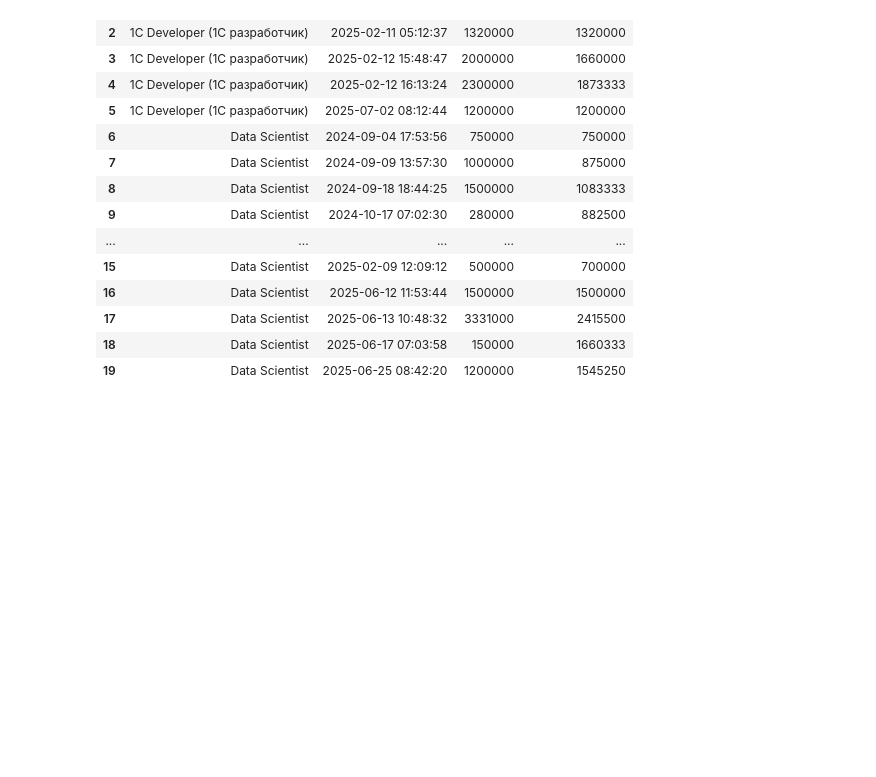
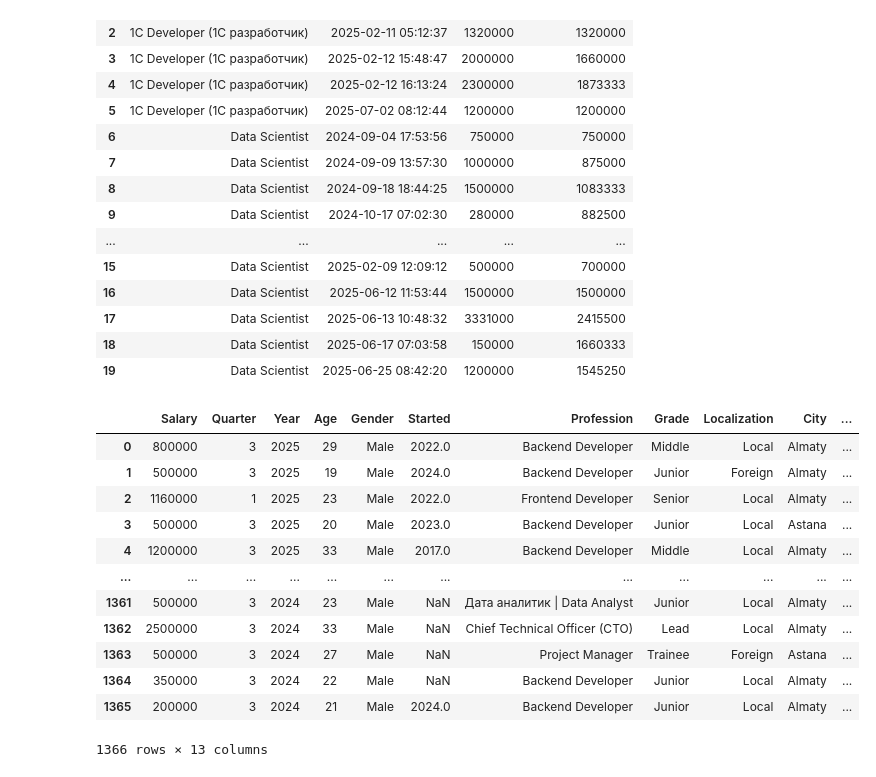
Before and after one commit to Almas1989/SQL_vs_pandas, a Jupyter notebook: SQL_pract_2.ipynb, the cells around one changed output. Drawn from its saved outputs; the diff is of its cells as text; code cells hidden in the pictures; blank space fills up the shorter version.

```diff
--- a/SQL_pract_2.ipynb
+++ b/SQL_pract_2.ipynb
@@ -851,3 +856,22 @@ LIMIT 20;
 | 17 | Data Scientist | 2025-06-13 10:48:32 | 3331000 | 2415500 |
 | 18 | Data Scientist | 2025-06-17 07:03:58 | 150000 | 1660333 |
 | 19 | Data Scientist | 2025-06-25 08:42:20 | 1200000 | 1545250 |
+# %%
+conn.execute("""--sql
+SELECT *
+FROM salaries;
+""").df()
+# %% [output]
+|  | Salary | Quarter | Year | Age | Gender | Started | Profession | Grade | Localization | City | ... |
+| 0 | 800000 | 3 | 2025 | 29 | Male | 2022.0 | Backend Developer | Middle | Local | Almaty | ... |
+| 1 | 500000 | 3 | 2025 | 19 | Male | 2024.0 | Backend Developer | Junior | Foreign | Almaty | ... |
+| 2 | 1160000 | 1 | 2025 | 23 | Male | 2022.0 | Frontend Developer | Senior | Local | Almaty | ... |
+| 3 | 500000 | 3 | 2025 | 20 | Male | 2023.0 | Backend Developer | Junior | Local | Astana | ... |
+| 4 | 1200000 | 3 | 2025 | 33 | Male | 2017.0 | Backend Developer | Middle | Local | Almaty | ... |
+| ... | ... | ... | ... | ... | ... | ... | ... | ... | ... | ... | ... |
+| 1361 | 500000 | 3 | 2024 | 23 | Male | NaN | Дата аналитик | Data Analyst | Junior | Local | Almaty | ... |
+| 1362 | 2500000 | 3 | 2024 | 33 | Male | NaN | Chief Technical Officer (CTO) | Lead | Local | Almaty | ... |
+| 1363 | 500000 | 3 | 2024 | 27 | Male | NaN | Project Manager | Trainee | Foreign | Astana | ... |
+| 1364 | 350000 | 3 | 2024 | 22 | Male | NaN | Backend Developer | Junior | Local | Almaty | ... |
+| 1365 | 200000 | 3 | 2024 | 21 | Male | 2024.0 | Backend Developer | Junior | Local | Almaty | ... |
+1366 rows × 13 columns
```
Also changed, not shown: parts of 30 cells of this notebook, 5 other files.
